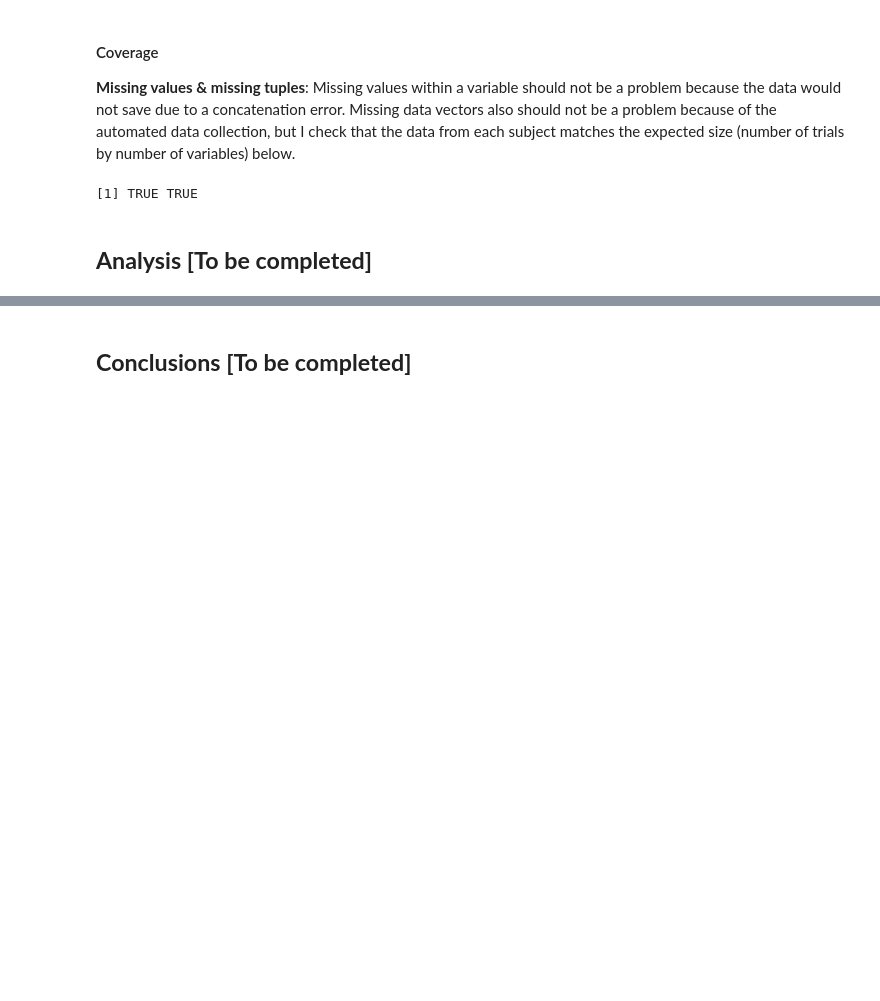
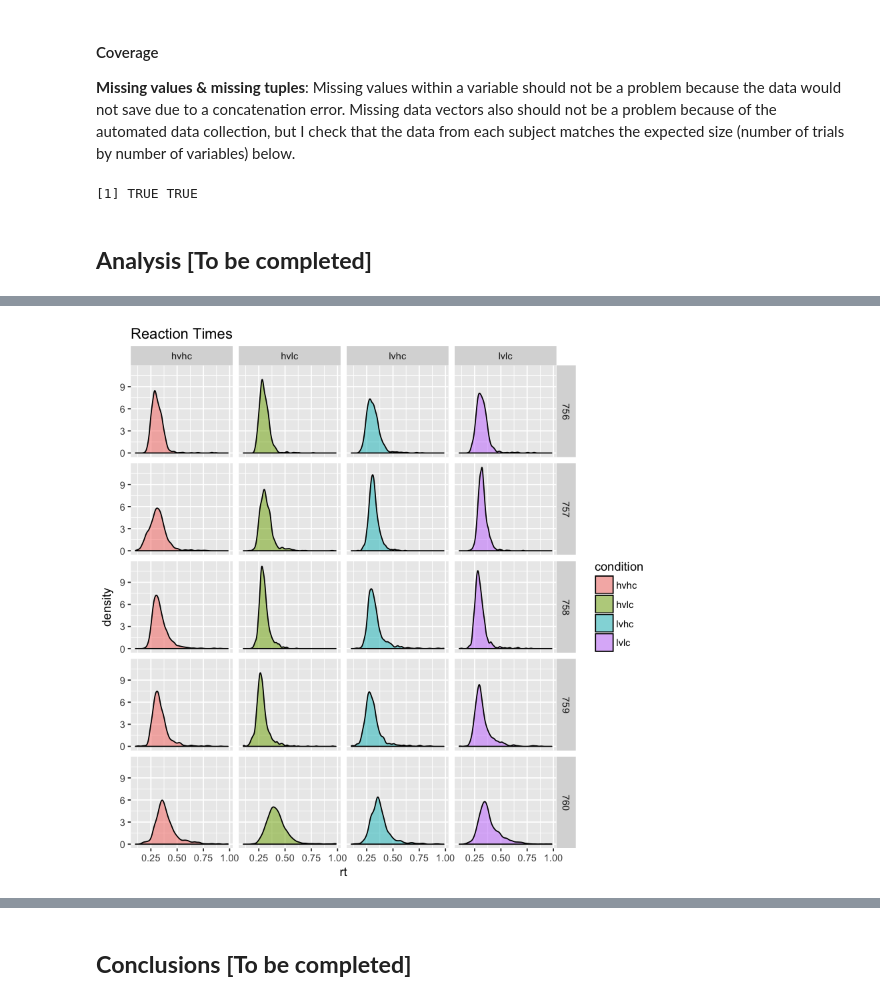
Before and after one commit to kalexandriabond/bond_DSPN_S18, a Jupyter notebook: BOND_DSPN_S18_FinalProject.ipynb, the cells around one changed output, grey strips where cells are left out. Cells and saved outputs as stored; diff of their text form; code cells hidden in the pictures; blank space fills up the shorter version.

```diff
--- a/BOND_DSPN_S18_FinalProject.ipynb
+++ b/BOND_DSPN_S18_FinalProject.ipynb
@@ -316,0 +337,5 @@ dim(clean_df) == c(n_total_trials, n_variables)
+# %%
+ggplot(sparse_df, aes(rt, fill=condition)) +
+geom_density(alpha=0.5) + facet_grid(ID ~ condition) + ggtitle('Reaction Times')
+# %% [output]
+[figure, added]
```
Also changed, not shown: parts of 16 cells of this notebook.
